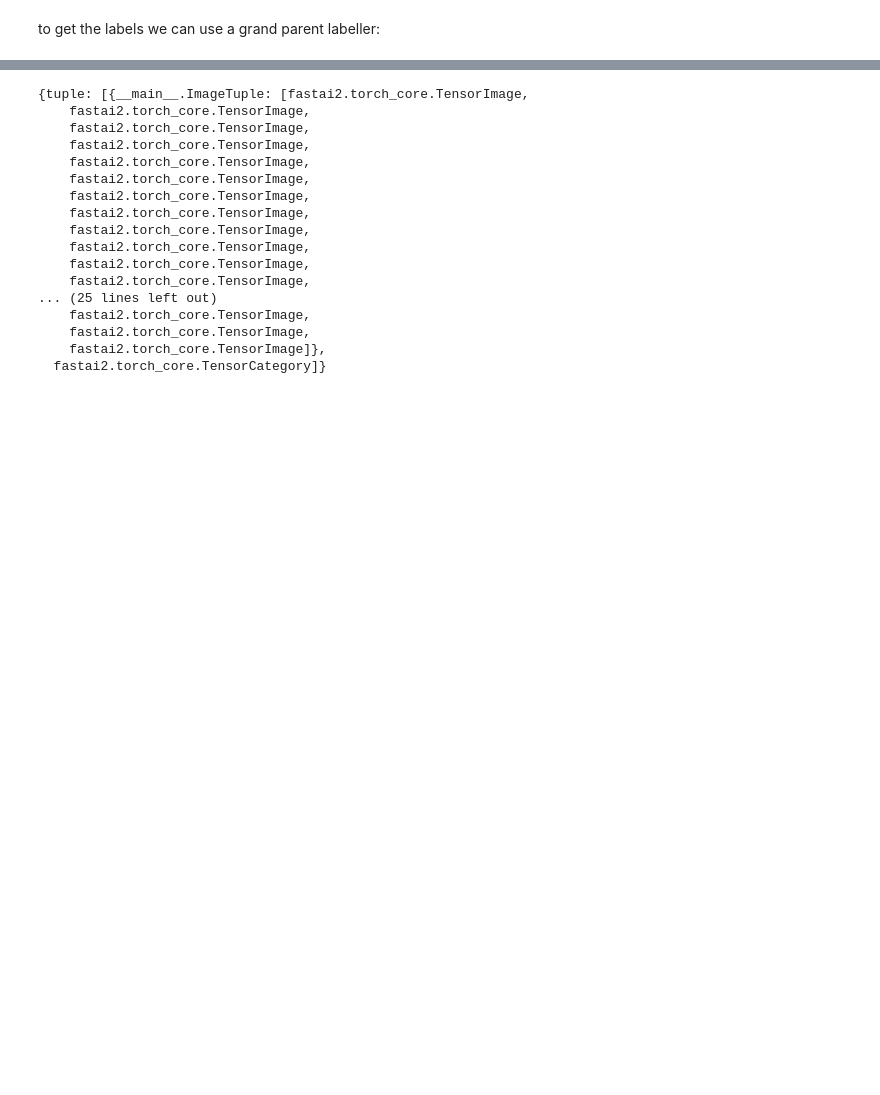
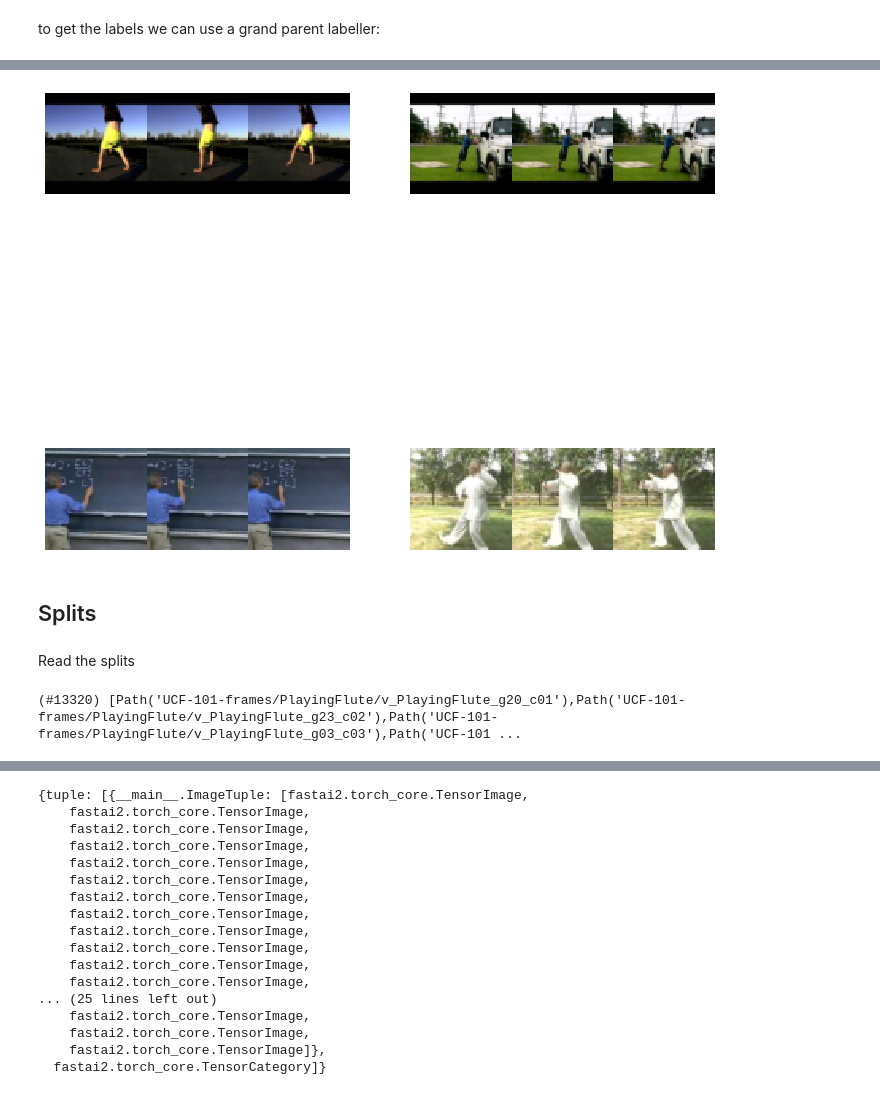
Before and after one commit to tcapelle/action_recognition, a Jupyter notebook: nbs/00_core.ipynb, the cells around one changed output, grey strips where cells are left out. Saved outputs shown, nothing was run; the diff lists cells and outputs as text; code cells hidden in the pictures; blank space fills up the shorter version.

```diff
--- a/nbs/00_core.ipynb
+++ b/nbs/00_core.ipynb
@@ -115,0 +187,31 @@ to get the labels we can use a grand parent labeller:
+# %%
+#export
+class TupleImage(Tuple):
+    "A tuple of PILImages"
+    def show(self, ctx=None, **kwargs):
+        n = len(self)
+        img0, img1, img2= self[0], self[n//2], self[n-2]
+        if not isinstance(img1, Tensor):
+            t0, t1,t2 = tensor(img0), tensor(img1),tensor(img2)
+            t0, t1,t2 = t0.permute(2,0,1), t1.permute(2,0,1),t2.permute(2,0,1)
+        else: t0, t1,t2 = img0, img1,img2
+        return show_image(torch.cat([t0,t1,t2], dim=2), ctx=ctx, **kwargs)
+# %%
+#export
+class ImageTupleTfm(Transform):
+    "A wrapper to hold the data on path format"
+    def __init__(self, random_sample=False, seq_len=20):
+        self.seq_len = seq_len
+        self.random_sample = random_sample
+
+    def encodes(self, path):
+        "Get a list of images files for folder path"
+        if self.random_sample:
+            frames = path.ls()
+            return TupleImage(tuple(PILImage.create(f) for f in sort_files(L(random.sample(list(frames), self.seq_len)))))
+        else:
+            frames = sort_files(path.ls())
+            n_frames = len(frames)
+            first_idx = random.randint(0, n_frames-self.seq_len)
+            s = slice(first_idx, first_idx+self.seq_len)
+            return TupleImage(tuple(PILImage.create(f) for f in frames[s]))
@@ -115,0 +243,2 @@ to get the labels we can use a grand parent labeller:
+# %%
+splits = RandomSplitter()(files)
@@ -115,0 +257,3 @@ to get the labels we can use a grand parent labeller:
+# %%
+dls = ds.dataloaders(bs=16, after_item=[Resize(128), ToTensor],
+                      after_batch=[IntToFloatTensor, Normalize.from_stats(*imagenet_stats)])
@@ -115,0 +290,8 @@ to get the labels we can use a grand parent labeller:
+# %%
+dls.show_batch()
+# %% [output]
+[figure, added]
+# %% [markdown]
+## Splits
+# %% [markdown]
+Read the splits
@@ -115,0 +305,4 @@ to get the labels we can use a grand parent labeller:
+# %%
+files
+# %% [output]
+(#13320) [Path('UCF-101-frames/PlayingFlute/v_PlayingFlute_g20_c01'),Path('UCF-101-frames/PlayingFlute/v_PlayingFlute_g23_c02'),Path('UCF-101-frames/PlayingFlute/v_PlayingFlute_g03_c03'),Path('UCF-101 ...
```
Also changed, not shown: parts of 43 cells of this notebook, 3 other files.
